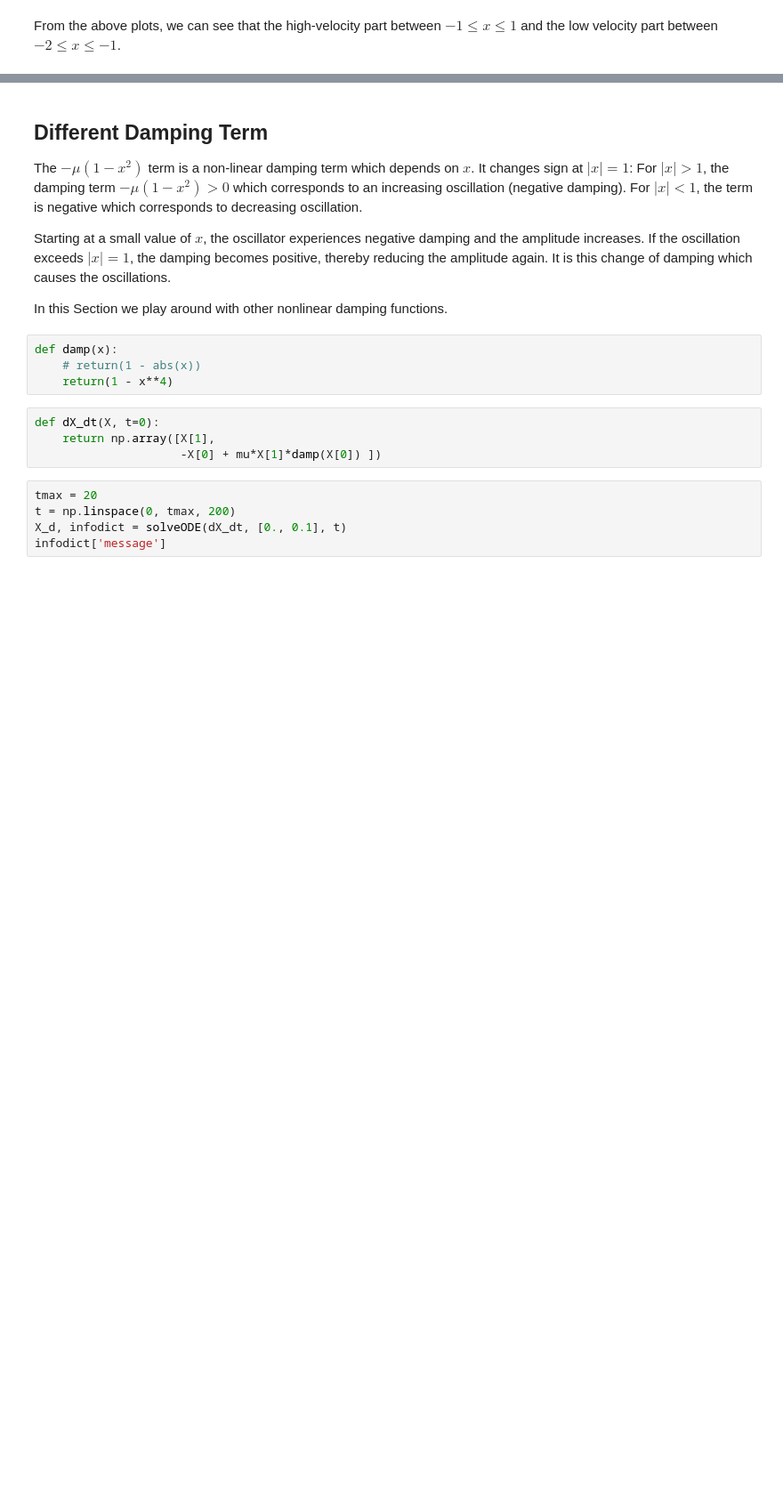
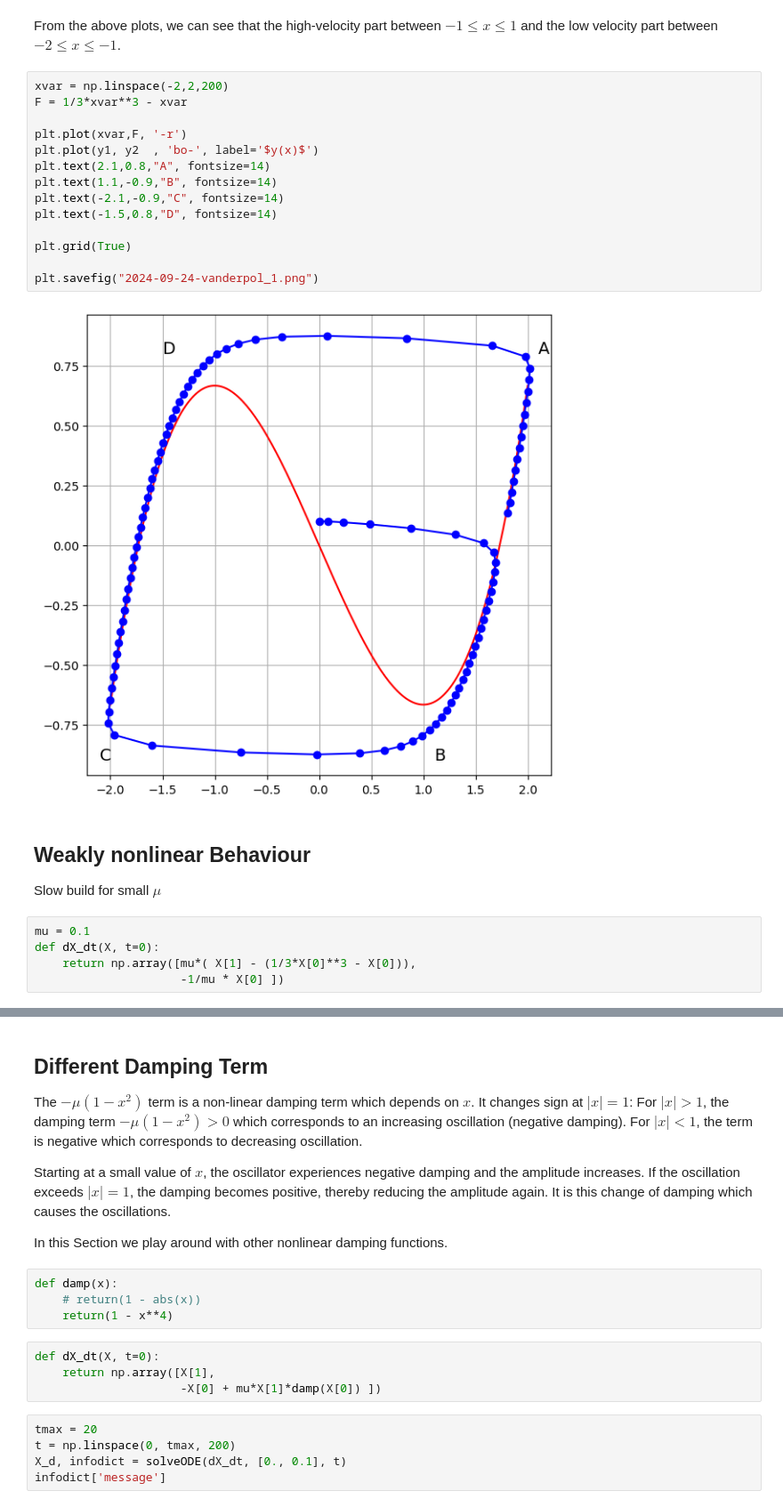
Before and after one commit to ClemensFMN/Notebooks, a Jupyter notebook: ODE/Exercise_6.1.8 (van der Pol).ipynb, the cells around one changed output, grey strips where cells are left out. Shown at 89% size. Cells and saved outputs as stored; diff of their text form; blank space fills up the shorter version.

```diff
--- a/ODE/Exercise_6.1.8 (van der Pol).ipynb
+++ b/ODE/Exercise_6.1.8 (van der Pol).ipynb
@@ -151,3 +151,28 @@ Text(0, 0.5, '$y$')
 [figure]
 # %% [markdown]
 From the above plots, we can see that the high-velocity part between $-1 \leq x \leq 1$ and the low velocity part between $-2 \leq x \leq -1$.
+# %%
+xvar = np.linspace(-2,2,200)
+F = 1/3*xvar**3 - xvar
+
+plt.plot(xvar,F, '-r')
+plt.plot(y1, y2  , 'bo-', label='$y(x)$')
+plt.text(2.1,0.8,"A", fontsize=14)
+plt.text(1.1,-0.9,"B", fontsize=14)
+plt.text(-2.1,-0.9,"C", fontsize=14)
+plt.text(-1.5,0.8,"D", fontsize=14)
+
+plt.grid(True)
+
+plt.savefig("2024-09-24-vanderpol_1.png")
+# %% [output]
+[figure, added]
+# %% [markdown]
+## Weakly nonlinear Behaviour
+
+Slow build for small $\mu$
+# %%
+mu = 0.1
+def dX_dt(X, t=0):
+    return np.array([mu*( X[1] - (1/3*X[0]**3 - X[0])),
+                     -1/mu * X[0] ])
```
Also changed, not shown: parts of 3 cells of this notebook, 1 other file.
